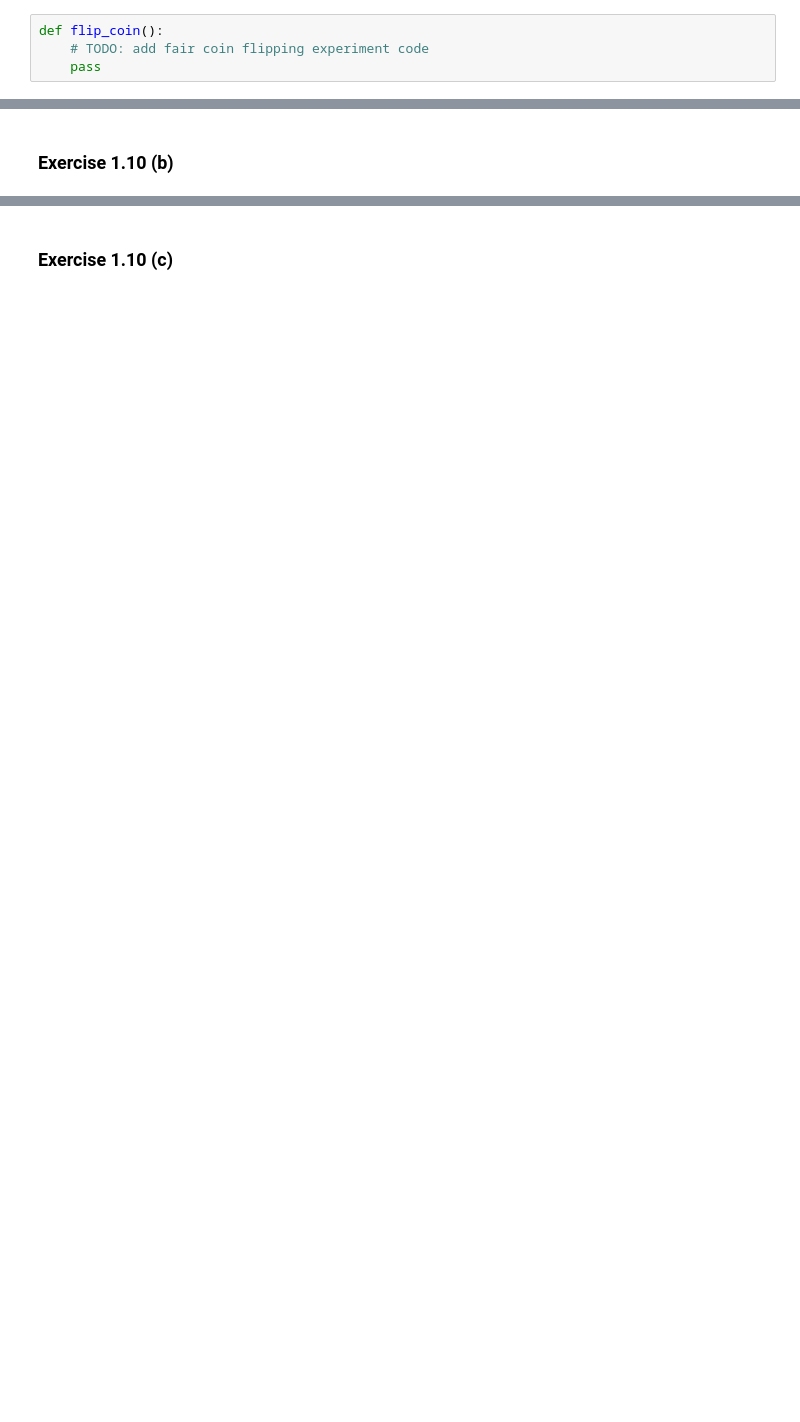
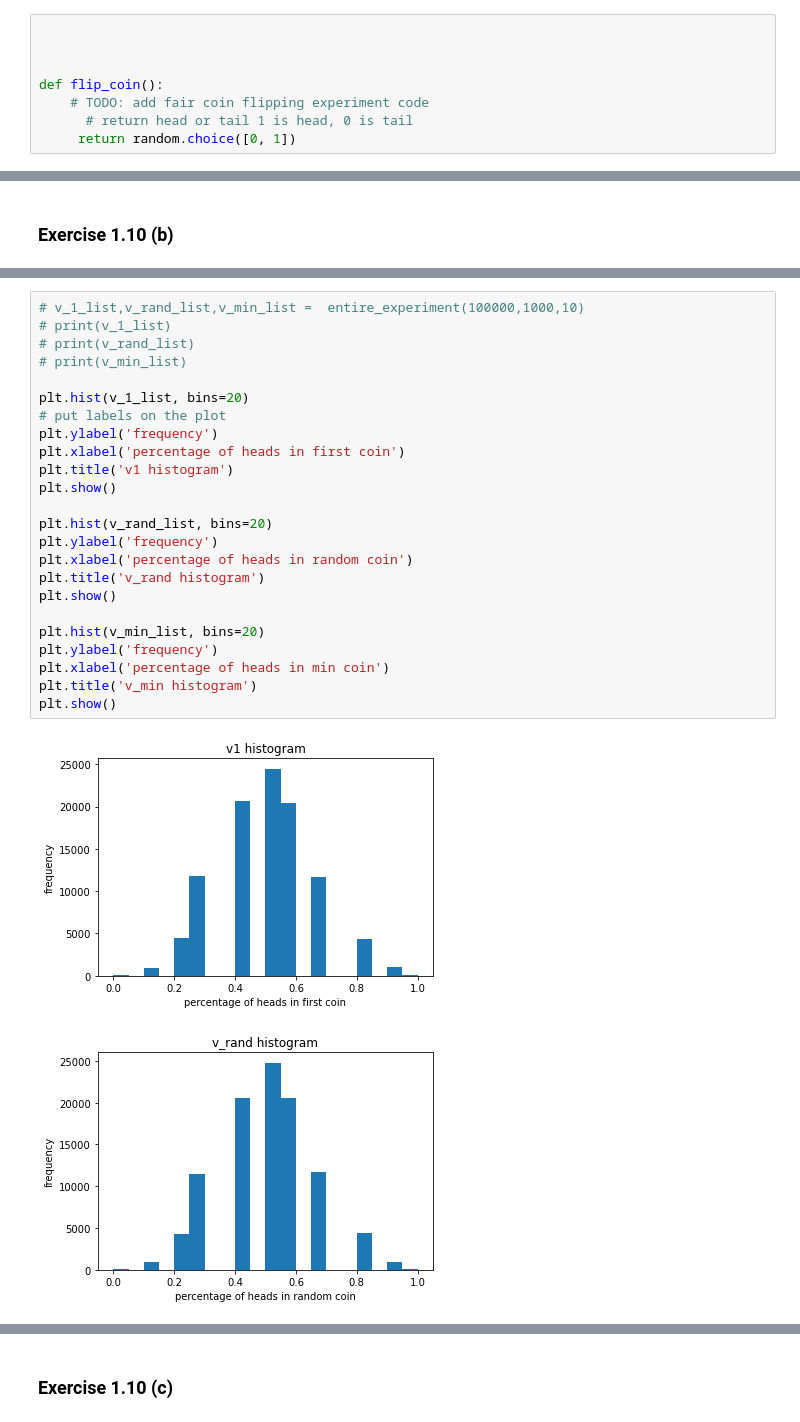
Before and after one commit to norhanreda/machine-learning-assignments, a Jupyter notebook: assignment1/assignment1-notebook.ipynb, the cells around one changed output, grey strips where cells are left out. Drawn from its saved outputs; the diff is of its cells as text; blank space fills up the shorter version.

```diff
--- a/assignment1/assignment1-notebook.ipynb
+++ b/assignment1/assignment1-notebook.ipynb
@@ -9,6 +17,10 @@
 # %%
+
+
+
 def flip_coin():
     # TODO: add fair coin flipping experiment code
-    pass
+      # return head or tail 1 is head, 0 is tail
+     return random.choice([0, 1])
 # %% [markdown]
 ### Exercise 1.10 (a)
@@ -20,0 +62,27 @@ def flip_coin():
+# %%
+# v_1_list,v_rand_list,v_min_list =  entire_experiment(100000,1000,10)
+# print(v_1_list)
+# print(v_rand_list)
+# print(v_min_list)
+
+plt.hist(v_1_list, bins=20)
+# put labels on the plot
+plt.ylabel('frequency')
+plt.xlabel('percentage of heads in first coin')
+plt.title('v1 histogram')
+plt.show()
+
+plt.hist(v_rand_list, bins=20)
+plt.ylabel('frequency')
+plt.xlabel('percentage of heads in random coin')
+plt.title('v_rand histogram')
+plt.show()
+
+plt.hist(v_min_list, bins=20)
+plt.ylabel('frequency')
+plt.xlabel('percentage of heads in min coin')
+plt.title('v_min histogram')
+plt.show()
+# %% [output]
+[figure, added]
+[figure, added]
```
Also changed, not shown: parts of 31 cells of this notebook, 2 other files.
